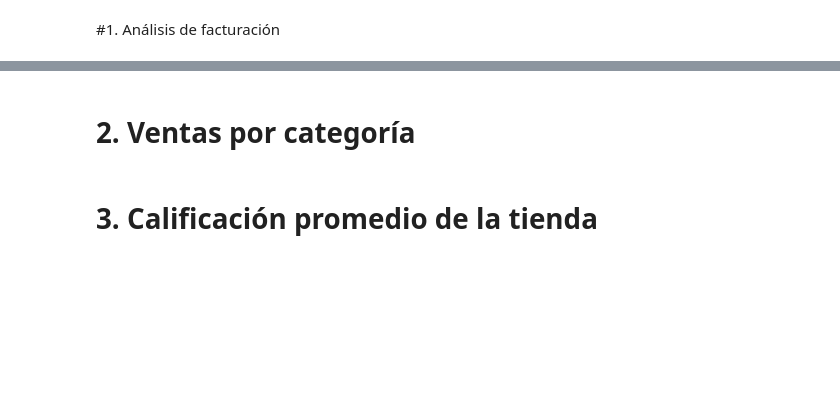
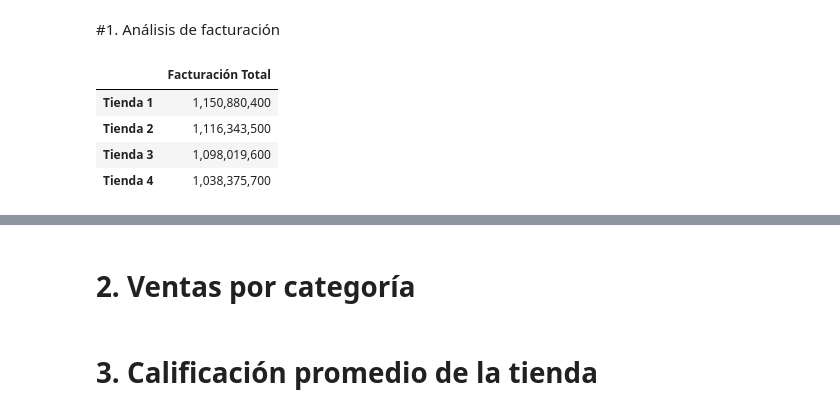
Before and after one commit to melencith/Challenge-1---Data-Science---Alura-Store_-Latam, a Jupyter notebook: AluraStoreLatam.ipynb, the cells around one changed output, grey strips where cells are left out. Cells and saved outputs as stored; diff of their text form; code cells hidden in the pictures; blank space fills up the shorter version.

```diff
--- a/AluraStoreLatam.ipynb
+++ b/AluraStoreLatam.ipynb
@@ -23,3 +32,25 @@ tienda.head()
 | 4 | Silla de oficina | Muebles | 335200.0 | 20200.0 | 07/11/2020 | Maria Alfonso | Medellín | ... |
 # %% [markdown]
 #1. Análisis de facturación
+# %%
+facturacion = {}
+
+for nombre, datos_tienda in tiendas.items():
+    facturacion[nombre] = datos_tienda["Precio"].sum()
+
+#facturacion_dt = pd.DataFrame.from_dict(facturacion, orient='index', columns=["Facturación T"])
+
+#facturacion_dt["Facturación Total"] = facturacion_dt["Facturación T"].map("{:,.0f}".format)
+#facturacion_final = facturacion_dt[["Facturación Total"]]
+#facturacion_final
+
+facturacion_dt = pd.DataFrame.from_dict(facturacion, orient='index', columns=["Facturación Total"])
+facturacion_dt["Facturación Total"] = facturacion_dt["Facturación Total"].map("{:,.0f}".format)
+
+facturacion_dt
+# %% [output]
+|  | Facturación Total |
+| Tienda 1 | 1,150,880,400 |
+| Tienda 2 | 1,116,343,500 |
+| Tienda 3 | 1,098,019,600 |
+| Tienda 4 | 1,038,375,700 |
```
Also changed, not shown: parts of 4 cells of this notebook.
